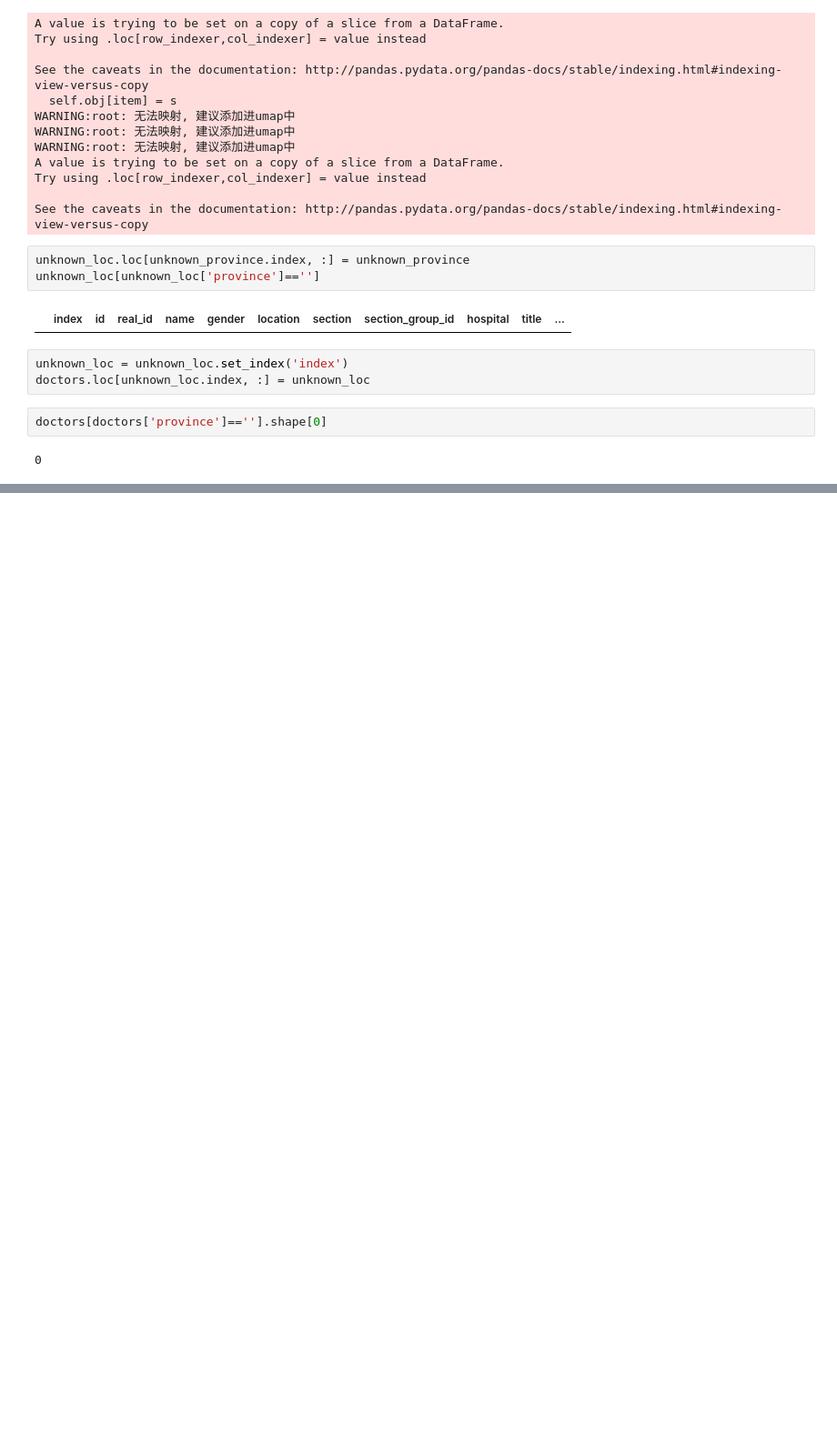
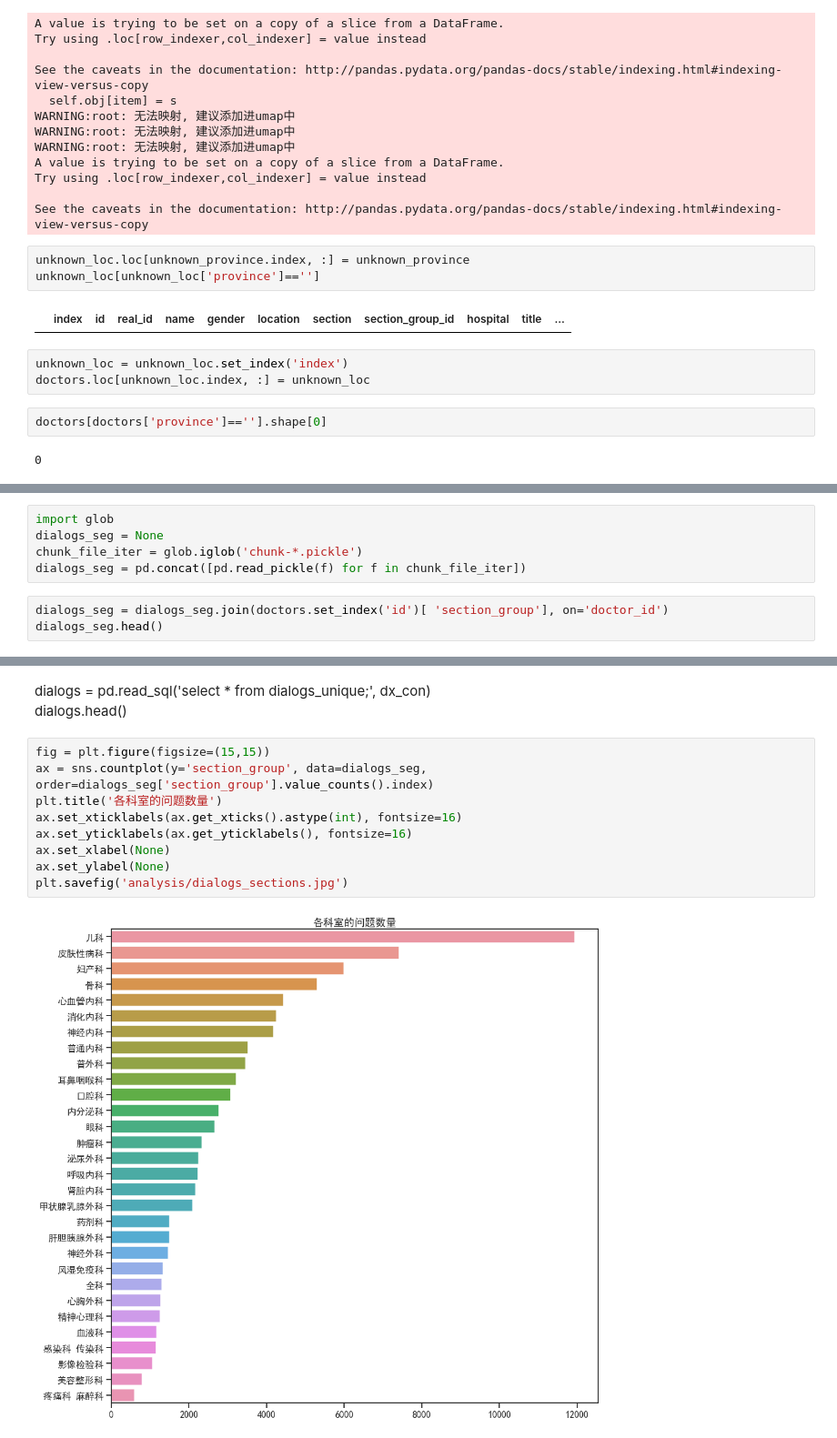
Before and after one commit to williamyin01/MedicalAnalysis, a Jupyter notebook: Analyze.ipynb, the cells around one changed output, grey strips where cells are left out. Shown: that part at 91% size. Drawn from its saved outputs; the diff is of its cells as text; blank space fills up the shorter version.

```diff
--- a/Analyze.ipynb
+++ b/Analyze.ipynb
@@ -291,0 +280,8 @@ dialogs_seg.to_pickle('dialogs_seg.pickle')
+# %%
+import glob
+dialogs_seg = None
+chunk_file_iter = glob.iglob('chunk-*.pickle')
+dialogs_seg = pd.concat([pd.read_pickle(f) for f in chunk_file_iter])
+# %%
+dialogs_seg = dialogs_seg.join(doctors.set_index('id')[ 'section_group'], on='doctor_id')
+dialogs_seg.head()
@@ -291,0 +295,14 @@ dialogs_seg.to_pickle('dialogs_seg.pickle')
+# %% [markdown]
+dialogs = pd.read_sql('select * from dialogs_unique;', dx_con)
+dialogs.head()
+# %%
+fig = plt.figure(figsize=(15,15))
+ax = sns.countplot(y='section_group', data=dialogs_seg, order=dialogs_seg['section_group'].value_counts().index)
+plt.title('各科室的问题数量')
+ax.set_xticklabels(ax.get_xticks().astype(int), fontsize=16)
+ax.set_yticklabels(ax.get_yticklabels(), fontsize=16)
+ax.set_xlabel(None)
+ax.set_ylabel(None)
+plt.savefig('analysis/dialogs_sections.jpg')
+# %% [output]
+[figure, added]
```
Also changed, not shown: parts of 28 cells of this notebook, 9 other files.
